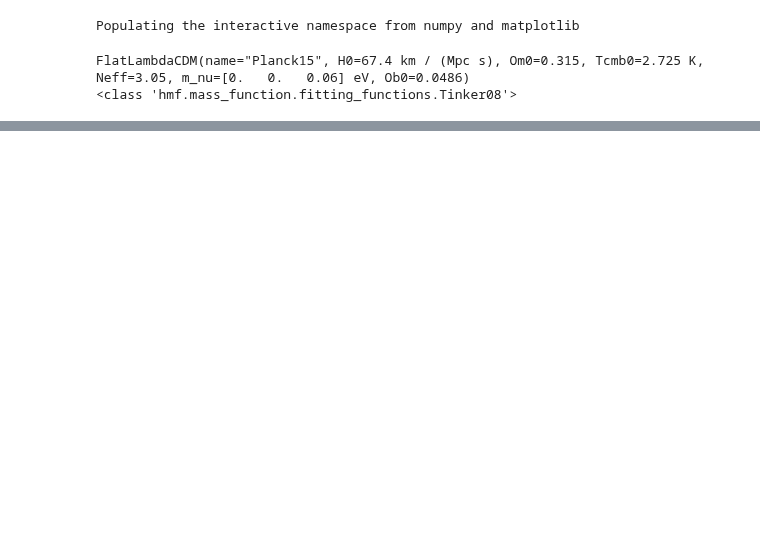
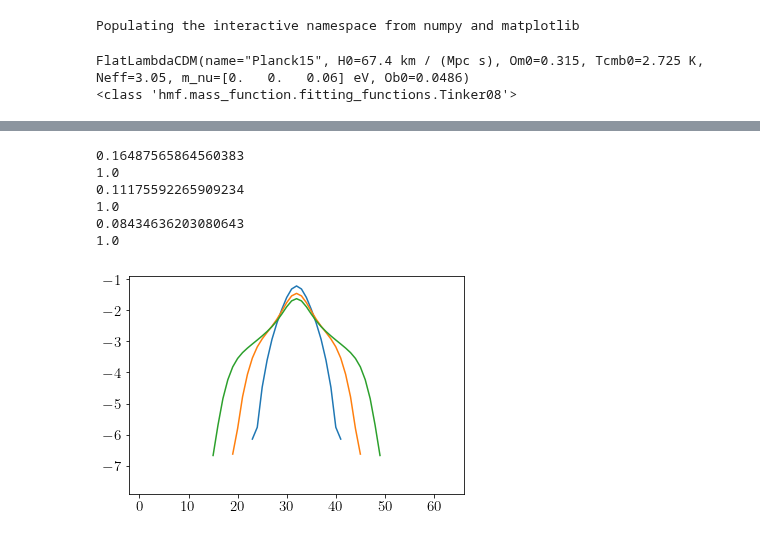
Before and after one commit to mr-superonion/splinv, a Jupyter notebook: notebook/s19/0-haloMF_Prior.ipynb, the cells around one changed output, grey strips where cells are left out. Cells and saved outputs as stored; diff of their text form; code cells hidden in the pictures; blank space fills up the shorter version.

```diff
--- a/notebook/s19/0-haloMF_Prior.ipynb
+++ b/notebook/s19/0-haloMF_Prior.ipynb
@@ -80,0 +73,15 @@ TJ03=haloSim.nfw_lensWB00(ra=0.,dec=0.,redshift=0.13,mass=1e14,conc=None,rs=0.18
+# %%
+plt.close()
+for rs in [0.5,1.,1.5]:
+    hfou=haloSim.haloCS02SigmaAtom(rs,64,nx=64,c=9.,smooth_scale=1.2,fou=False,lnorm=1)
+    plt.plot(np.log10(np.fft.fftshift(hfou)[32]))
+    print(np.sqrt(np.sum(hfou**2.)))
+    print(np.sum(hfou**1.))
+# %% [output]
+0.16487565864560383
+1.0
+0.11175592265909234
+1.0
+0.08434636203080643
+1.0
+[figure, added]
```
Also changed, not shown: parts of 16 cells of this notebook, 4 other files.
